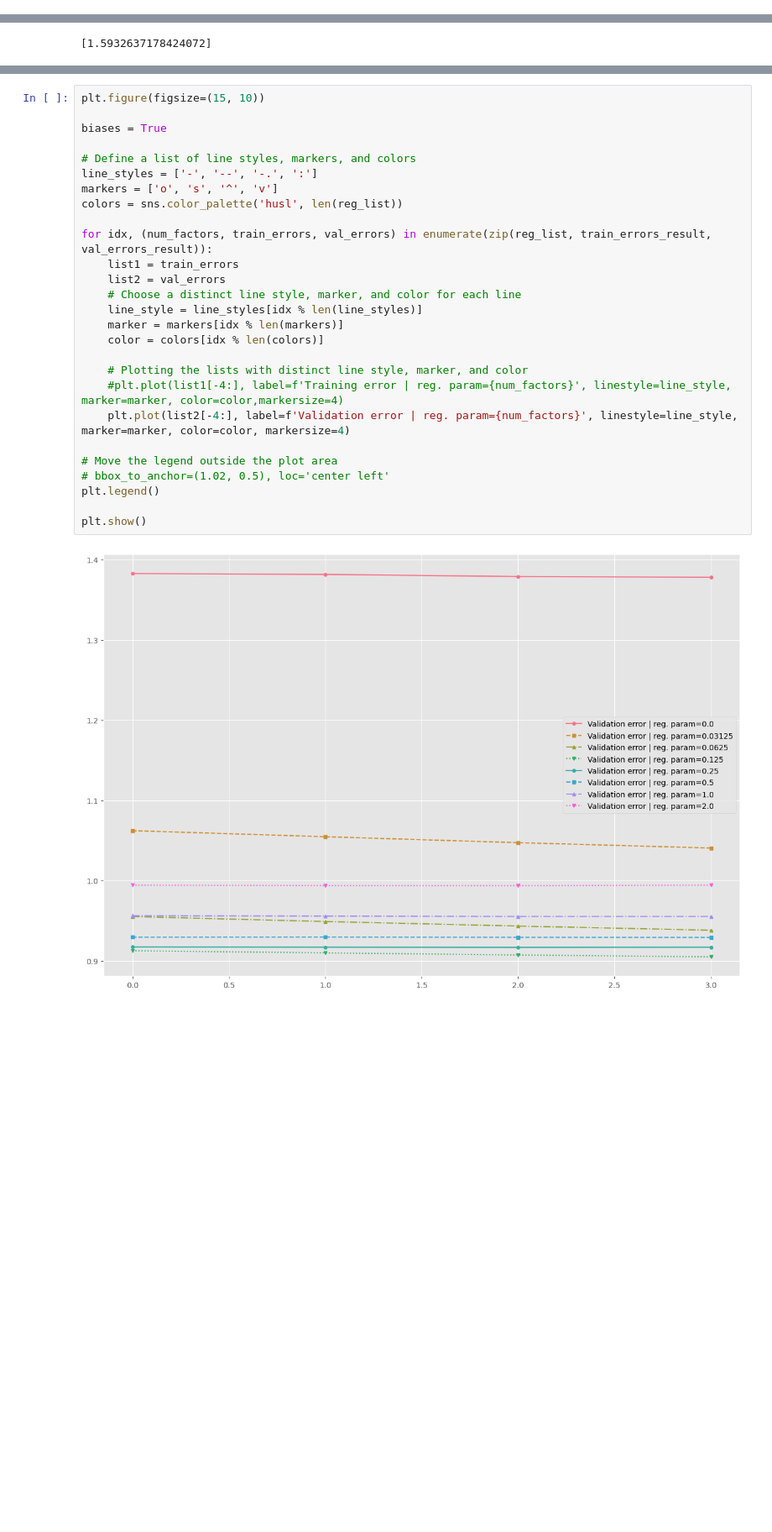
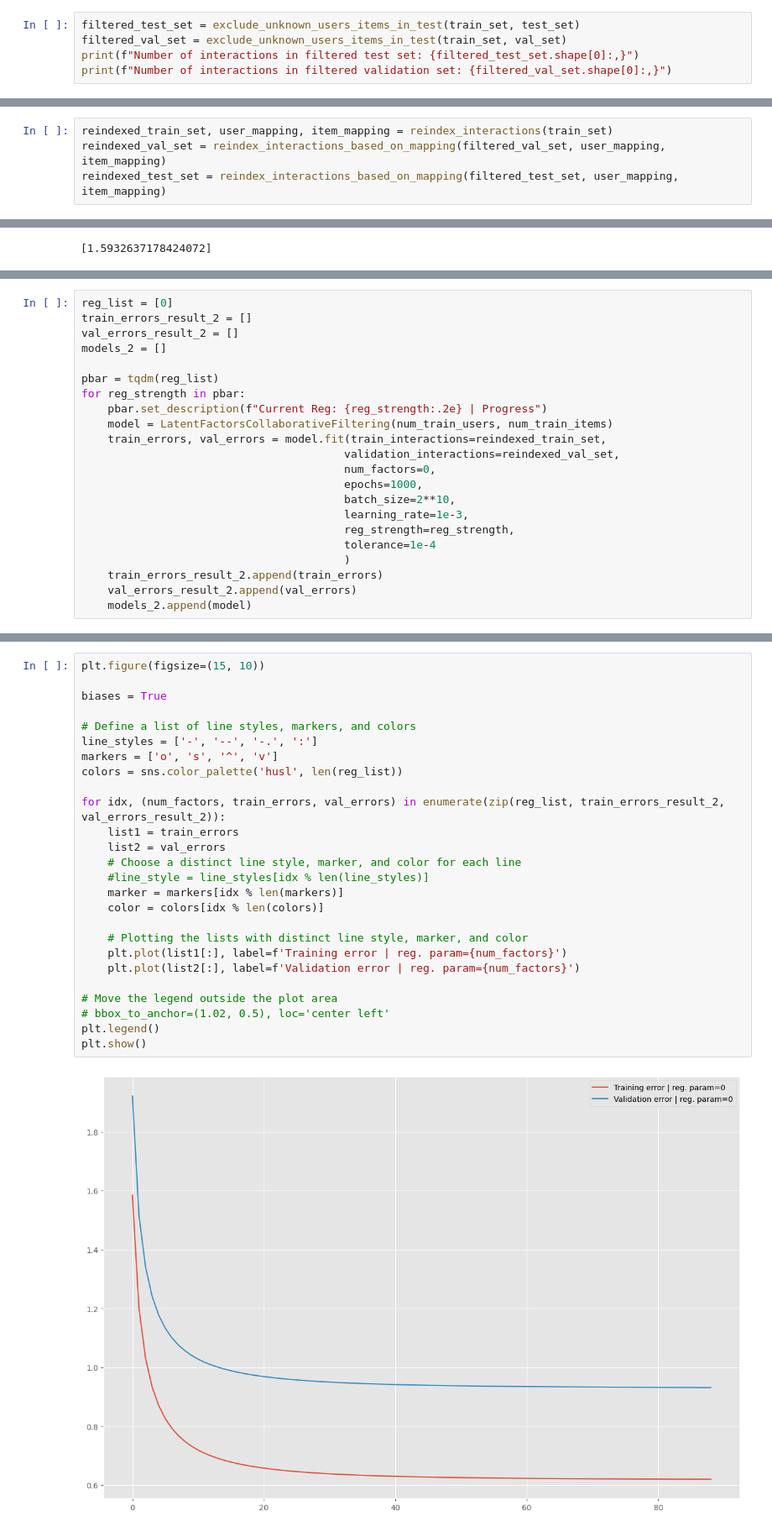
Before and after one commit to MarcoC1796/recommender-systems-thesis, a Jupyter notebook: LatentFactorWithMovieDataset.ipynb, the cells around one changed output, grey strips where cells are left out. Shown at 84% size. Cells and saved outputs as stored; diff of their text form; blank space fills up the shorter version.

```diff
--- a/LatentFactorWithMovieDataset.ipynb
+++ b/LatentFactorWithMovieDataset.ipynb
@@ -78,0 +78,5 @@ Number of interactions in test set: 200,042
+# %%
+filtered_test_set = exclude_unknown_users_items_in_test(train_set, test_set)
+filtered_val_set = exclude_unknown_users_items_in_test(train_set, val_set)
+print(f"Number of interactions in filtered test set: {filtered_test_set.shape[0]:,}")
+print(f"Number of interactions in filtered validation set: {filtered_val_set.shape[0]:,}")
@@ -78,0 +86,4 @@ Number of interactions in test set: 200,042
+# %%
+reindexed_train_set, user_mapping, item_mapping = reindex_interactions(train_set)
+reindexed_val_set = reindex_interactions_based_on_mapping(filtered_val_set, user_mapping, item_mapping)
+reindexed_test_set = reindex_interactions_based_on_mapping(filtered_test_set, user_mapping, item_mapping)
@@ -587,0 +668,22 @@ for reg_strength in pbar:
+# %%
+reg_list = [0]
+train_errors_result_2 = []
+val_errors_result_2 = []
+models_2 = []
+
+pbar = tqdm(reg_list)
+for reg_strength in pbar:
+    pbar.set_description(f"Current Reg: {reg_strength:.2e} | Progress")
+    model = LatentFactorsCollaborativeFiltering(num_train_users, num_train_items)
+    train_errors, val_errors = model.fit(train_interactions=reindexed_train_set,
+                                        validation_interactions=reindexed_val_set,
+                                        num_factors=0,
+                                        epochs=1000,
+                                        batch_size=2**10,
+                                        learning_rate=1e-3,
+                                        reg_strength=reg_strength,
+                                        tolerance=1e-4
+                                        )
+    train_errors_result_2.append(train_errors)
+    val_errors_result_2.append(val_errors)
+    models_2.append(model)
@@ -588,29 +697,28 @@ for reg_strength in pbar:
 # %%
 plt.figure(figsize=(15, 10))
 
 biases = True
 
 # Define a list of line styles, markers, and colors
 line_styles = ['-', '--', '-.', ':']
 markers = ['o', 's', '^', 'v']
 colors = sns.color_palette('husl', len(reg_list))
 
-for idx, (num_factors, train_errors, val_errors) in enumerate(zip(reg_list, train_errors_result, val_errors_result)):
+for idx, (num_factors, train_errors, val_errors) in enumerate(zip(reg_list, train_errors_result_2, val_errors_result_2)):
     list1 = train_errors
     list2 = val_errors
     # Choose a distinct line style, marker, and color for each line
-    line_style = line_styles[idx % len(line_styles)]
+    #line_style = line_styles[idx % len(line_styles)]
     marker = markers[idx % len(markers)]
     color = colors[idx % len(colors)]
 
     # Plotting the lists with distinct line style, marker, and color
-    #plt.plot(list1[-4:], label=f'Training error | reg. param={num_factors}', linestyle=line_style, marker=marker, color=color,markersize=4)
-    plt.plot(list2[-4:], label=f'Validation error | reg. param={num_factors}', linestyle=line_style, marker=marker, color=color, markersize=4)
+    plt.plot(list1[:], label=f'Training error | reg. param={num_factors}')
+    plt.plot(list2[:], label=f'Validation error | reg. param={num_factors}')
 
 # Move the legend outside the plot area
 # bbox_to_anchor=(1.02, 0.5), loc='center left'
 plt.legend()
-
 plt.show()
 # %% [output]
-[figure, old version]
+[figure, new version]
```
Also changed, not shown: parts of 22 cells of this notebook.
